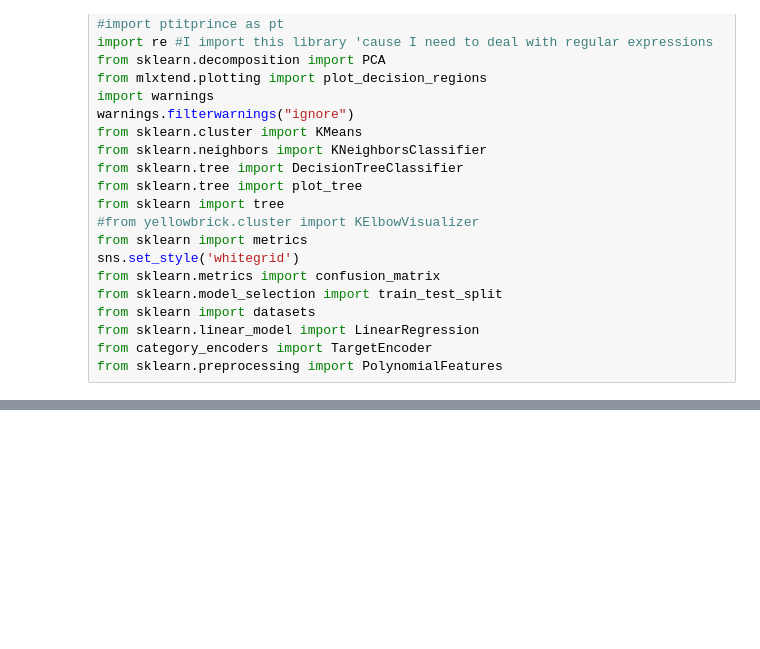
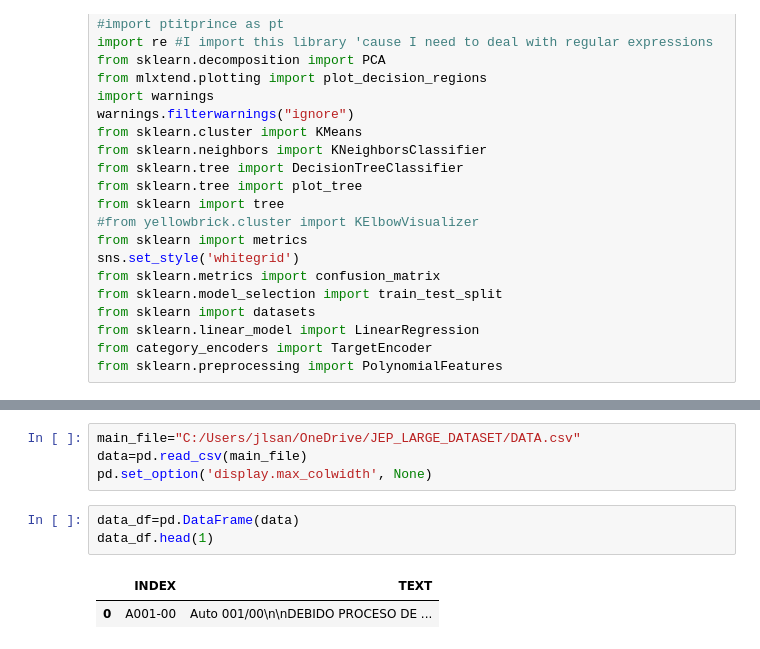
Before and after one commit to chainReactionCol/P_NLM_JEP, a Jupyter notebook: NLM_JEP.ipynb, the cells around one changed output, grey strips where cells are left out. Saved outputs shown, nothing was run; the diff lists cells and outputs as text; blank space fills up the shorter version.

```diff
--- a/NLM_JEP.ipynb
+++ b/NLM_JEP.ipynb
@@ -29,0 +37,10 @@ from sklearn.preprocessing import PolynomialFeatures
+# %%
+main_file="C:/Users/jlsan/OneDrive/JEP_LARGE_DATASET/DATA.csv"
+data=pd.read_csv(main_file)
+pd.set_option('display.max_colwidth', None)
+# %%
+data_df=pd.DataFrame(data)
+data_df.head(1)
+# %% [output]
+|  | INDEX | TEXT |
+| 0 | A001-00 | Auto 001/00\n\nDEBIDO PROCESO DE ... |
```
Also changed, not shown: parts of 16 cells of this notebook.
